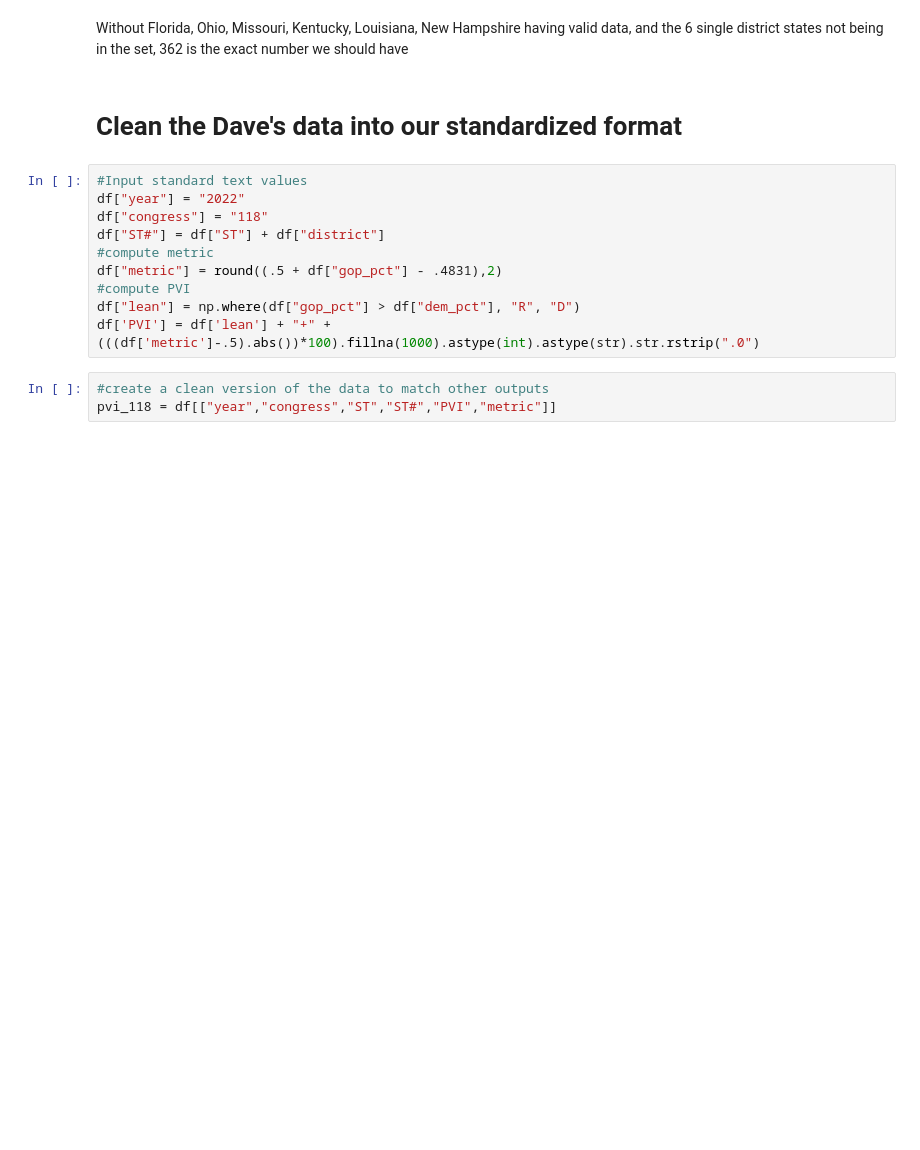
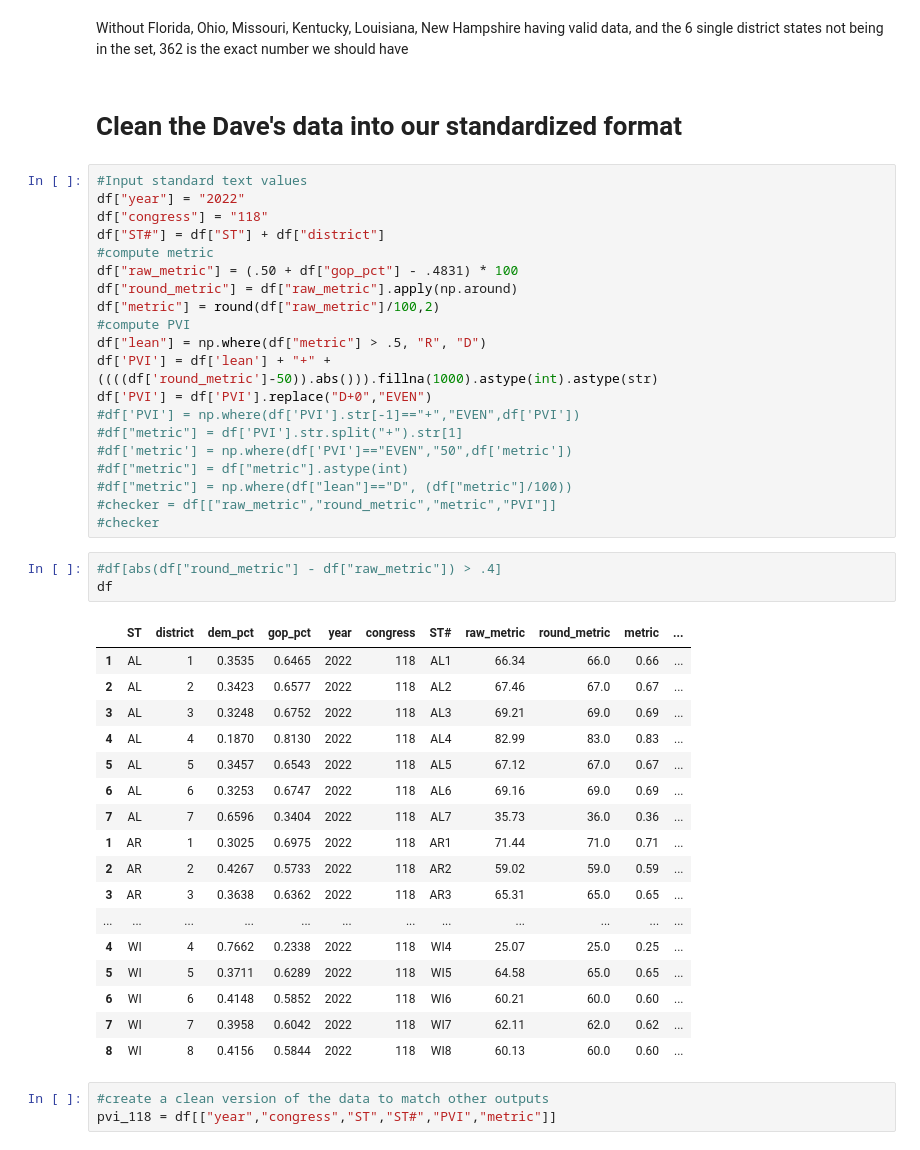
Before and after one commit to xadomatis/redistricting_project, a Jupyter notebook: cleaning/cleaning_118.ipynb, the cells around one changed output. Saved outputs shown, nothing was run; the diff lists cells and outputs as text; blank space fills up the shorter version.

```diff
--- a/cleaning/cleaning_118.ipynb
+++ b/cleaning/cleaning_118.ipynb
@@ -46,10 +47,41 @@ df["year"] = "2022"
 df["congress"] = "118"
 df["ST#"] = df["ST"] + df["district"]
 #compute metric
-df["metric"] = round((.5 + df["gop_pct"] - .4831),2)
+df["raw_metric"] = (.50 + df["gop_pct"] - .4831) * 100
+df["round_metric"] = df["raw_metric"].apply(np.around)
+df["metric"] = round(df["raw_metric"]/100,2)
 #compute PVI
-df["lean"] = np.where(df["gop_pct"] > df["dem_pct"], "R", "D")
-df['PVI'] = df['lean'] + "+" + (((df['metric']-.5).abs())*100).fillna(1000).astype(int).astype(str).str.rstrip(".0")
+df["lean"] = np.where(df["metric"] > .5, "R", "D")
+df['PVI'] = df['lean'] + "+" + ((((df['round_metric']-50)).abs())).fillna(1000).astype(int).astype(str)
+df['PVI'] = df['PVI'].replace("D+0","EVEN")
+#df['PVI'] = np.where(df['PVI'].str[-1]=="+","EVEN",df['PVI'])
+#df["metric"] = df['PVI'].str.split("+").str[1]
+#df['metric'] = np.where(df['PVI']=="EVEN","50",df['metric'])
+#df["metric"] = df["metric"].astype(int)
+#df["metric"] = np.where(df["lean"]=="D", (df["metric"]/100))
+#checker = df[["raw_metric","round_metric","metric","PVI"]]
+#checker
+# %%
+#df[abs(df["round_metric"] - df["raw_metric"]) > .4]
+df
+# %% [output]
+|  | ST | district | dem_pct | gop_pct | year | congress | ST# | raw_metric | round_metric | metric | ... |
+| 1 | AL | 1 | 0.3535 | 0.6465 | 2022 | 118 | AL1 | 66.34 | 66.0 | 0.66 | ... |
+| 2 | AL | 2 | 0.3423 | 0.6577 | 2022 | 118 | AL2 | 67.46 | 67.0 | 0.67 | ... |
+| 3 | AL | 3 | 0.3248 | 0.6752 | 2022 | 118 | AL3 | 69.21 | 69.0 | 0.69 | ... |
+| 4 | AL | 4 | 0.1870 | 0.8130 | 2022 | 118 | AL4 | 82.99 | 83.0 | 0.83 | ... |
+| 5 | AL | 5 | 0.3457 | 0.6543 | 2022 | 118 | AL5 | 67.12 | 67.0 | 0.67 | ... |
+| 6 | AL | 6 | 0.3253 | 0.6747 | 2022 | 118 | AL6 | 69.16 | 69.0 | 0.69 | ... |
+| 7 | AL | 7 | 0.6596 | 0.3404 | 2022 | 118 | AL7 | 35.73 | 36.0 | 0.36 | ... |
+| 1 | AR | 1 | 0.3025 | 0.6975 | 2022 | 118 | AR1 | 71.44 | 71.0 | 0.71 | ... |
+| 2 | AR | 2 | 0.4267 | 0.5733 | 2022 | 118 | AR2 | 59.02 | 59.0 | 0.59 | ... |
+| 3 | AR | 3 | 0.3638 | 0.6362 | 2022 | 118 | AR3 | 65.31 | 65.0 | 0.65 | ... |
+| ... | ... | ... | ... | ... | ... | ... | ... | ... | ... | ... | ... |
+| 4 | WI | 4 | 0.7662 | 0.2338 | 2022 | 118 | WI4 | 25.07 | 25.0 | 0.25 | ... |
+| 5 | WI | 5 | 0.3711 | 0.6289 | 2022 | 118 | WI5 | 64.58 | 65.0 | 0.65 | ... |
+| 6 | WI | 6 | 0.4148 | 0.5852 | 2022 | 118 | WI6 | 60.21 | 60.0 | 0.60 | ... |
+| 7 | WI | 7 | 0.3958 | 0.6042 | 2022 | 118 | WI7 | 62.11 | 62.0 | 0.62 | ... |
+| 8 | WI | 8 | 0.4156 | 0.5844 | 2022 | 118 | WI8 | 60.13 | 60.0 | 0.60 | ... |
 # %%
 #create a clean version of the data to match other outputs
 pvi_118 = df[["year","congress","ST","ST#","PVI","metric"]]
```
Also changed, not shown: parts of 2 cells of this notebook, 22 other files.
